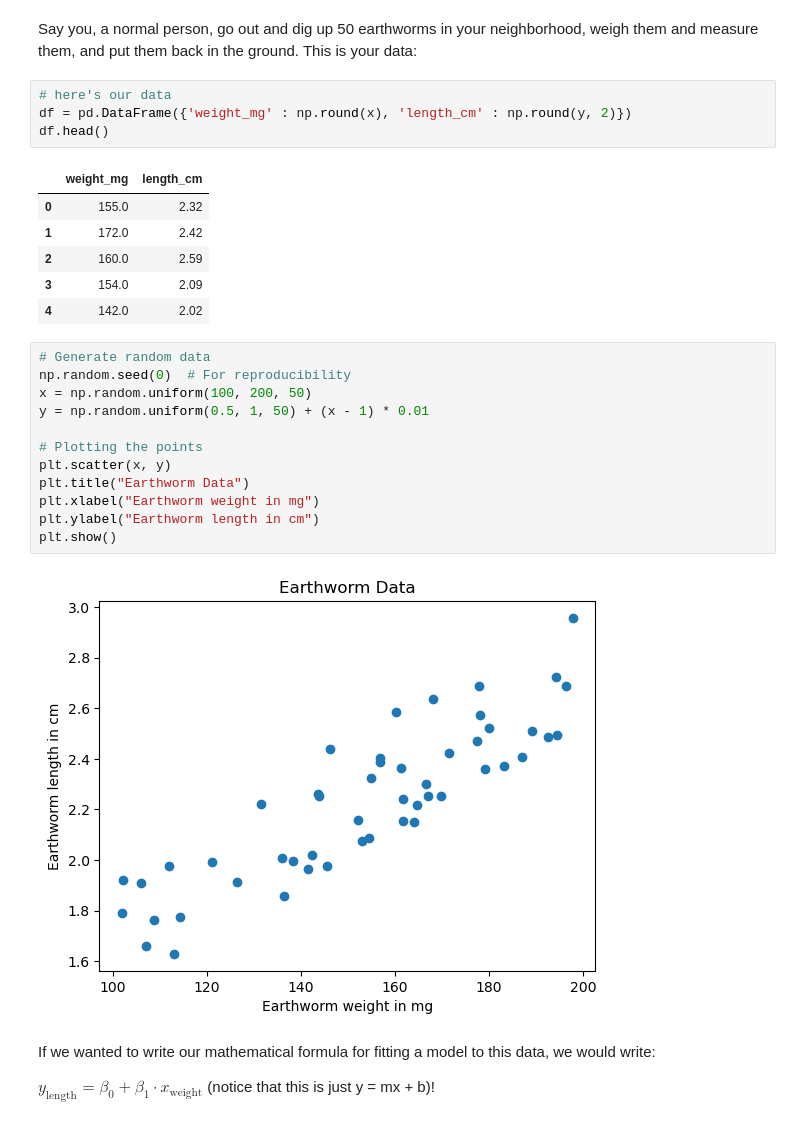
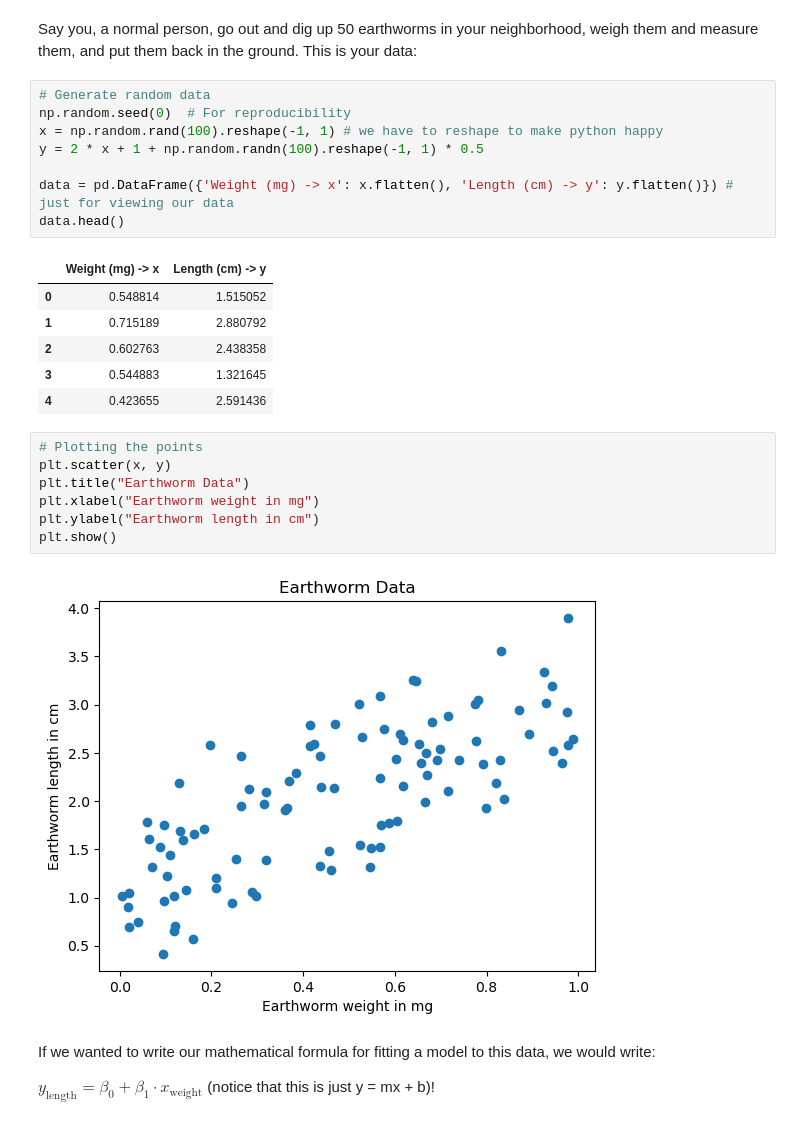
Before and after one commit to WayneBonnett/ml_crash_course, a Jupyter notebook: crash_course.ipynb, the cells around one changed output. Saved outputs shown, nothing was run; the diff lists cells and outputs as text.

```diff
--- a/crash_course.ipynb
+++ b/crash_course.ipynb
@@ -76,30 +87,29 @@ Note that there are 100 names for $x$ and $y$, here are some of them. x is calle
 # %% [markdown]
 Say you, a normal person, go out and dig up 50 earthworms in your neighborhood, weigh them and measure them, and put them back in the ground. This is your data:
 # %%
-# here's our data
-df = pd.DataFrame({'weight_mg' : np.round(x), 'length_cm' : np.round(y, 2)})
-df.head()
+# Generate random data
+np.random.seed(0)  # For reproducibility
+x = np.random.rand(100).reshape(-1, 1) # we have to reshape to make python happy
+y = 2 * x + 1 + np.random.randn(100).reshape(-1, 1) * 0.5
+
+data = pd.DataFrame({'Weight (mg) -> x': x.flatten(), 'Length (cm) -> y': y.flatten()}) # just for viewing our data
+data.head()
 # %% [output]
-|  | weight_mg | length_cm |
-| 0 | 155.0 | 2.32 |
-| 1 | 172.0 | 2.42 |
-| 2 | 160.0 | 2.59 |
-| 3 | 154.0 | 2.09 |
-| 4 | 142.0 | 2.02 |
+|  | Weight (mg) -> x | Length (cm) -> y |
+| 0 | 0.548814 | 1.515052 |
+| 1 | 0.715189 | 2.880792 |
+| 2 | 0.602763 | 2.438358 |
+| 3 | 0.544883 | 1.321645 |
+| 4 | 0.423655 | 2.591436 |
 # %%
-# Generate random data
-np.random.seed(0)  # For reproducibility
-x = np.random.uniform(100, 200, 50)
-y = np.random.uniform(0.5, 1, 50) + (x - 1) * 0.01
-
 # Plotting the points
 plt.scatter(x, y)
 plt.title("Earthworm Data")
 plt.xlabel("Earthworm weight in mg")
 plt.ylabel("Earthworm length in cm")
 plt.show()
 # %% [output]
-[figure, old version]
+[figure, new version]
 # %% [markdown]
 If we wanted to write our mathematical formula for fitting a model to this data, we would write:
 
```
Also changed, not shown: parts of 18 cells of this notebook, 3 other files.
